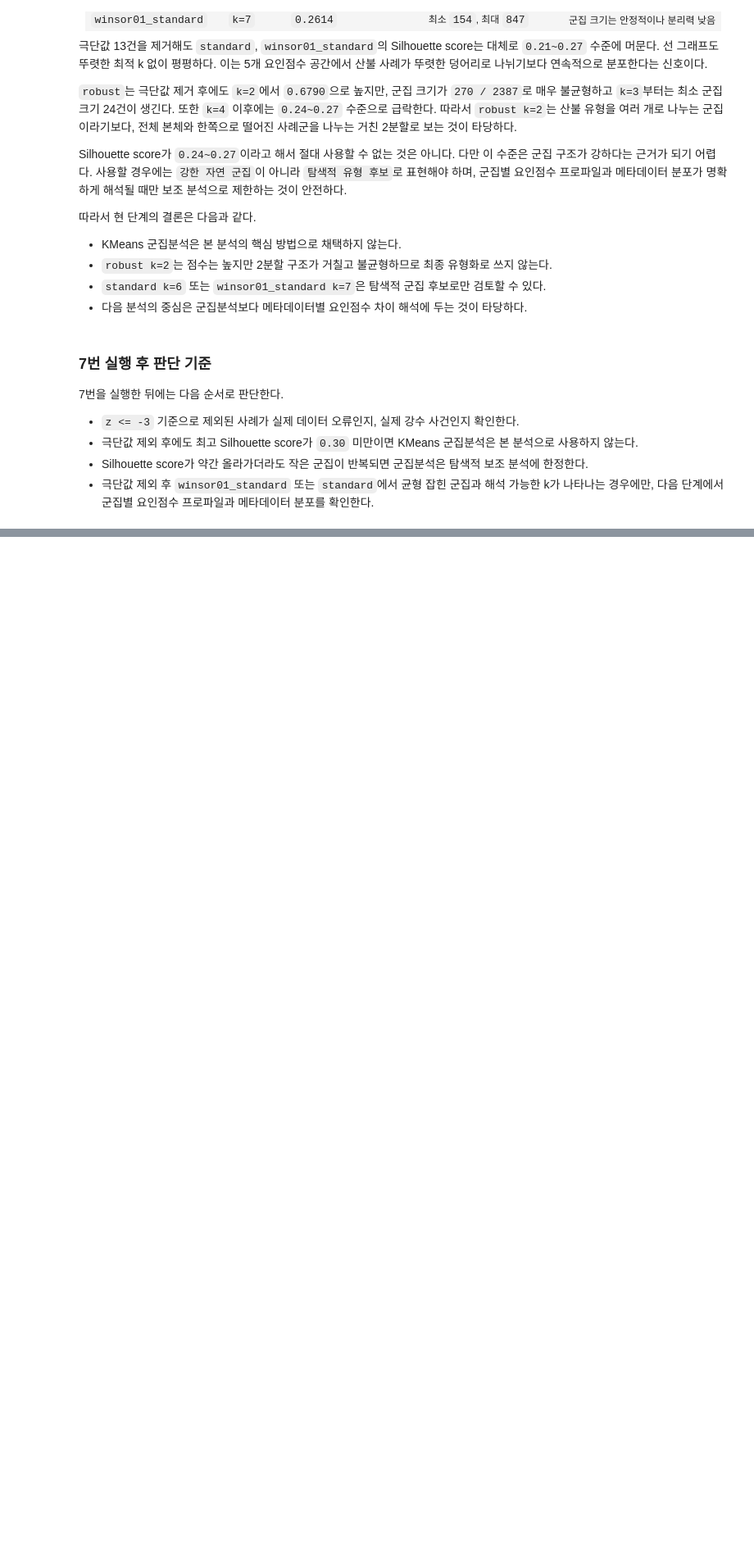
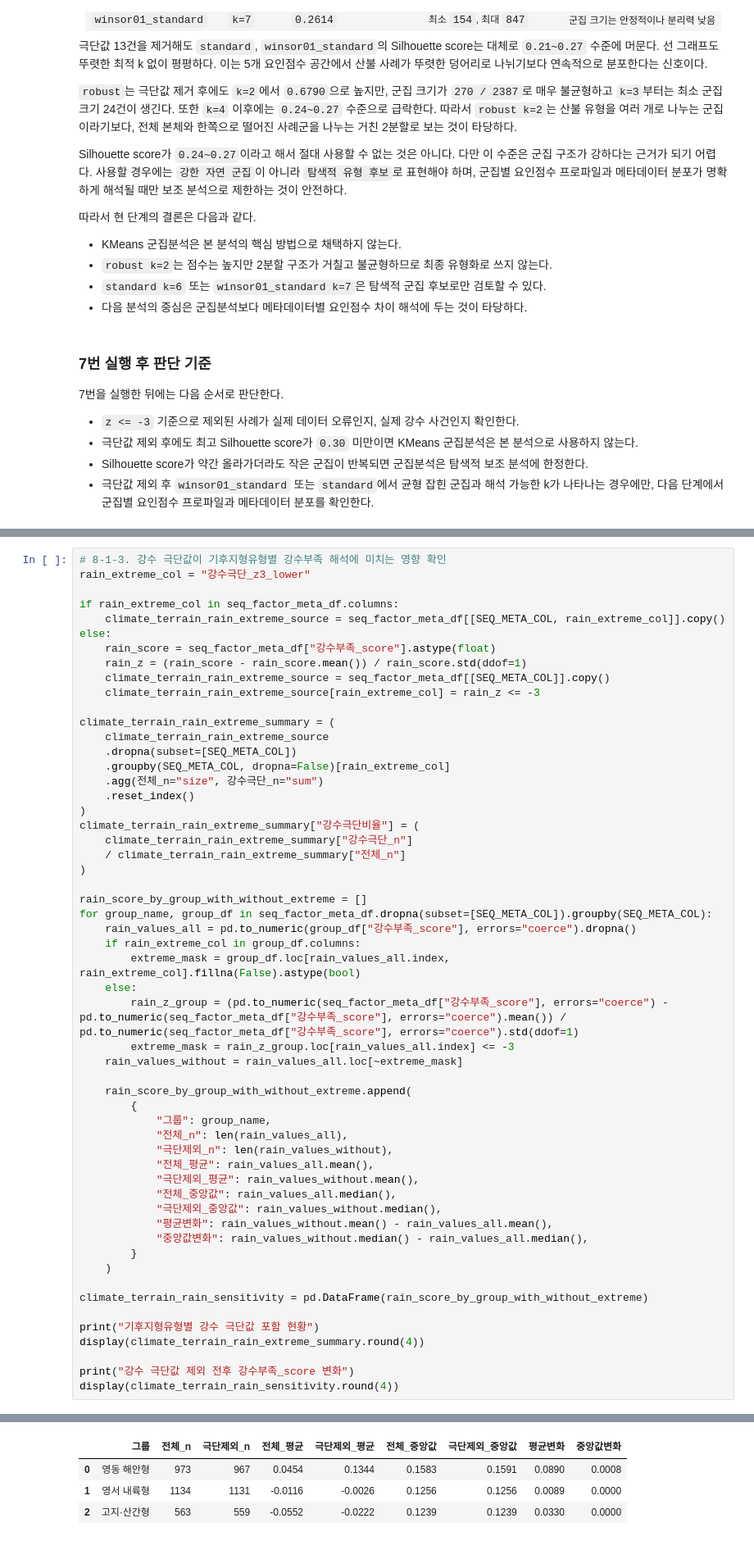
Before and after one commit to Max-JI64/farm-system-public-02, a Jupyter notebook: jsw/Analysis/2026-06-08_FA.ipynb, the cells around one changed output, grey strips where cells are left out. Shown at 82% size. Cells and saved outputs as stored; diff of their text form; blank space fills up the shorter version.

```diff
--- a/jsw/Analysis/2026-06-08_FA.ipynb
+++ b/jsw/Analysis/2026-06-08_FA.ipynb
@@ -5485,0 +5786,56 @@ Silhouette score가 `0.24~0.27`이라고 해서 절대 사용할 수 없는 것
+# %%
+# 8-1-3. 강수 극단값이 기후지형유형별 강수부족 해석에 미치는 영향 확인
+rain_extreme_col = "강수극단_z3_lower"
+
+if rain_extreme_col in seq_factor_meta_df.columns:
+    climate_terrain_rain_extreme_source = seq_factor_meta_df[[SEQ_META_COL, rain_extreme_col]].copy()
+else:
+    rain_score = seq_factor_meta_df["강수부족_score"].astype(float)
+    rain_z = (rain_score - rain_score.mean()) / rain_score.std(ddof=1)
+    climate_terrain_rain_extreme_source = seq_factor_meta_df[[SEQ_META_COL]].copy()
+    climate_terrain_rain_extreme_source[rain_extreme_col] = rain_z <= -3
+
+climate_terrain_rain_extreme_summary = (
+    climate_terrain_rain_extreme_source
+    .dropna(subset=[SEQ_META_COL])
+    .groupby(SEQ_META_COL, dropna=False)[rain_extreme_col]
+    .agg(전체_n="size", 강수극단_n="sum")
+    .reset_index()
+)
+climate_terrain_rain_extreme_summary["강수극단비율"] = (
+    climate_terrain_rain_extreme_summary["강수극단_n"]
+    / climate_terrain_rain_extreme_summary["전체_n"]
+)
+
+rain_score_by_group_with_without_extreme = []
+for group_name, group_df in seq_factor_meta_df.dropna(subset=[SEQ_META_COL]).groupby(SEQ_META_COL):
+    rain_values_all = pd.to_numeric(group_df["강수부족_score"], errors="coerce").dropna()
+    if rain_extreme_col in group_df.columns:
+        extreme_mask = group_df.loc[rain_values_all.index, rain_extreme_col].fillna(False).astype(bool)
+    else:
+        rain_z_group = (pd.to_numeric(seq_factor_meta_df["강수부족_score"], errors="coerce") - pd.to_numeric(seq_factor_meta_df["강수부족_score"], errors="coerce").mean()) / pd.to_numeric(seq_factor_meta_df["강수부족_score"], errors="coerce").std(ddof=1)
+        extreme_mask = rain_z_group.loc[rain_values_all.index] <= -3
+    rain_values_without = rain_values_all.loc[~extreme_mask]
+
+    rain_score_by_group_with_without_extreme.append(
+        {
+            "그룹": group_name,
+            "전체_n": len(rain_values_all),
+            "극단제외_n": len(rain_values_without),
+            "전체_평균": rain_values_all.mean(),
+            "극단제외_평균": rain_values_without.mean(),
+            "전체_중앙값": rain_values_all.median(),
+            "극단제외_중앙값": rain_values_without.median(),
+            "평균변화": rain_values_without.mean() - rain_values_all.mean(),
+            "중앙값변화": rain_values_without.median() - rain_values_all.median(),
+        }
+    )
+
+climate_terrain_rain_sensitivity = pd.DataFrame(rain_score_by_group_with_without_extreme)
+
+print("기후지형유형별 강수 극단값 포함 현황")
+display(climate_terrain_rain_extreme_summary.round(4))
+
+print("강수 극단값 제외 전후 강수부족_score 변화")
+display(climate_terrain_rain_sensitivity.round(4))
+# %% [output]
@@ -5485,0 +5848,4 @@ Silhouette score가 `0.24~0.27`이라고 해서 절대 사용할 수 없는 것
+|  | 그룹 | 전체_n | 극단제외_n | 전체_평균 | 극단제외_평균 | 전체_중앙값 | 극단제외_중앙값 | 평균변화 | 중앙값변화 |
+| 0 | 영동 해안형 | 973 | 967 | 0.0454 | 0.1344 | 0.1583 | 0.1591 | 0.0890 | 0.0008 |
+| 1 | 영서 내륙형 | 1134 | 1131 | -0.0116 | -0.0026 | 0.1256 | 0.1256 | 0.0089 | 0.0000 |
+| 2 | 고지·산간형 | 563 | 559 | -0.0552 | -0.0222 | 0.1239 | 0.1239 | 0.0330 | 0.0000 |
```
Also changed, not shown: parts of 14 cells of this notebook, 1 other file.
